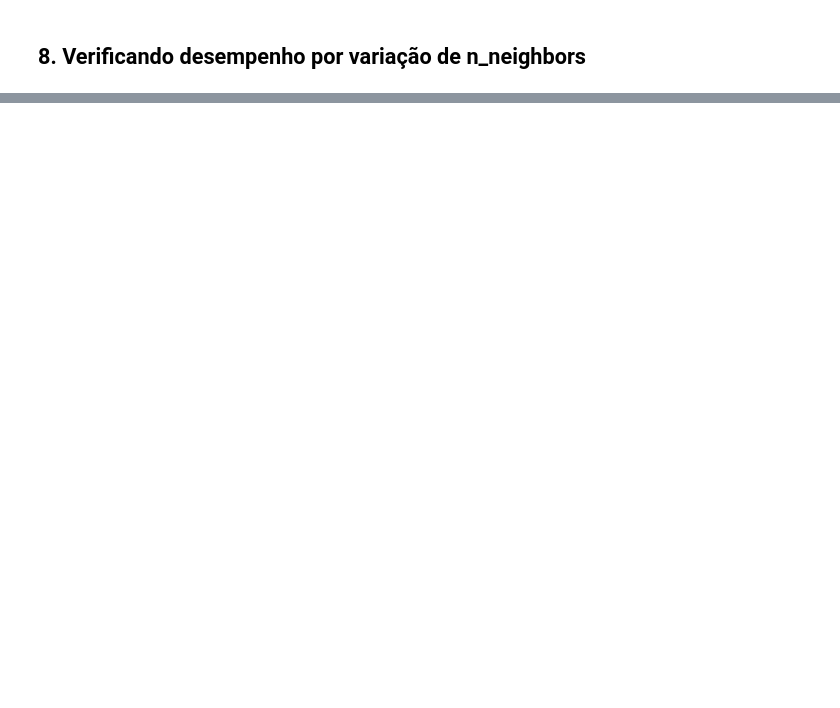
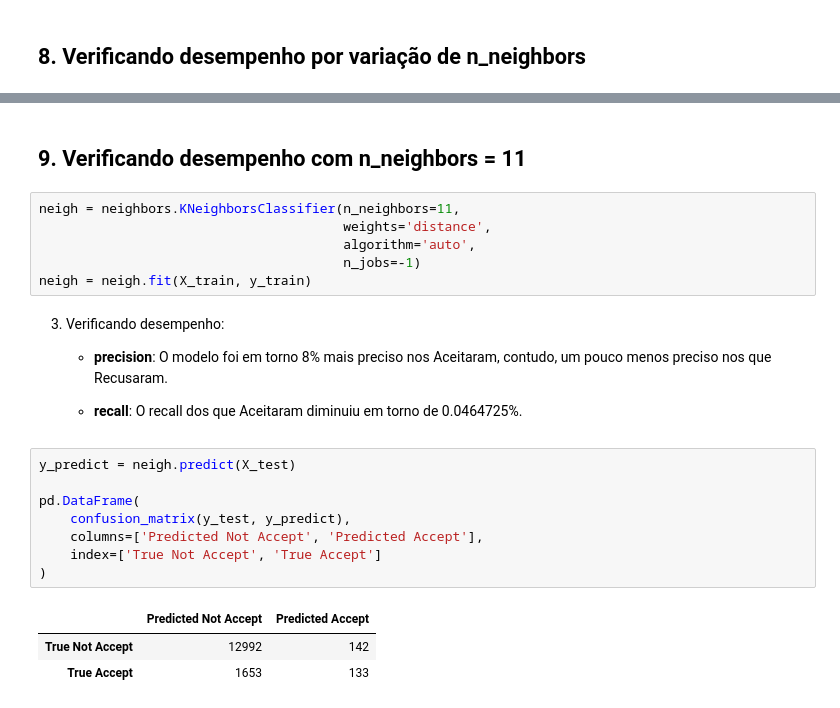
Before and after one commit to Aprendizado-de-Maquina-2018-2/classificacao, a Jupyter notebook: NearestNeighbors/Aprendizado de Máquina - NN.ipynb, the cells around one changed output, grey strips where cells are left out. Saved outputs shown, nothing was run; the diff lists cells and outputs as text; blank space fills up the shorter version.

Commit message:
Ending KNN model experiment.

```diff
--- a/NearestNeighbors/Aprendizado de Máquina - NN.ipynb
+++ b/NearestNeighbors/Aprendizado de Máquina - NN.ipynb
@@ -273,0 +323,25 @@ TypeError: classification_report() got an unexpected keyword argument 'output_di
+# %% [markdown]
+## 9. Verificando desempenho com n_neighbors = 11
+# %%
+neigh = neighbors.KNeighborsClassifier(n_neighbors=11,
+                                       weights='distance',
+                                       algorithm='auto',
+                                       n_jobs=-1)
+neigh = neigh.fit(X_train, y_train)
+# %% [markdown]
+3. Verificando desempenho:
+    * **precision**: O modelo foi em torno 8% mais preciso nos Aceitaram, contudo, um pouco menos preciso nos que Recusaram.
+
+    * **recall**: O recall dos que Aceitaram diminuiu em torno de 0.0464725%.
+# %%
+y_predict = neigh.predict(X_test)
+
+pd.DataFrame(
+    confusion_matrix(y_test, y_predict),
+    columns=['Predicted Not Accept', 'Predicted Accept'],
+    index=['True Not Accept', 'True Accept']
+)
+# %% [output]
+|  | Predicted Not Accept | Predicted Accept |
+| True Not Accept | 12992 | 142 |
+| True Accept | 1653 | 133 |
```
Also changed, not shown: parts of 6 cells of this notebook.
